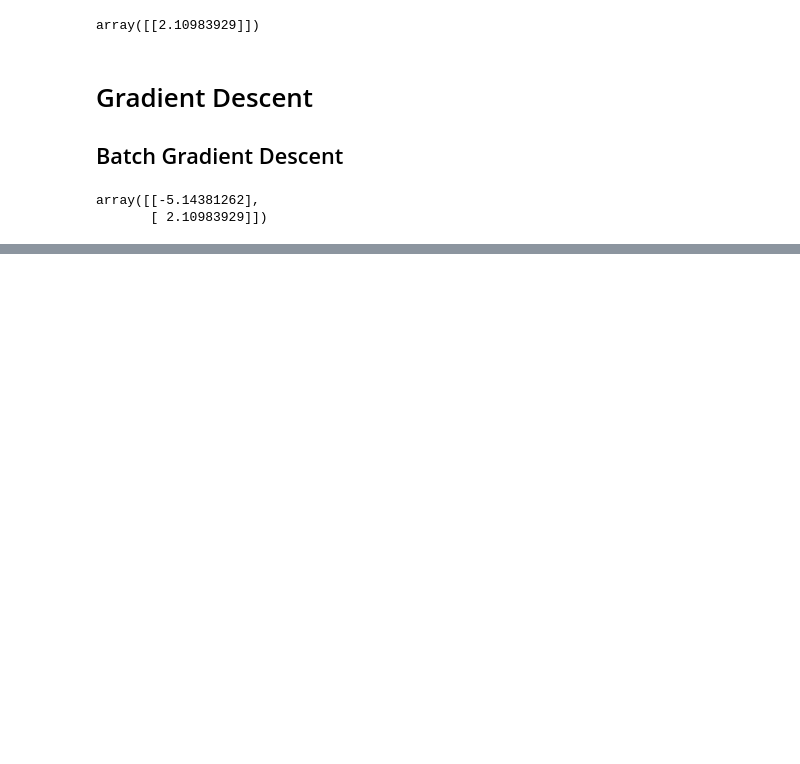
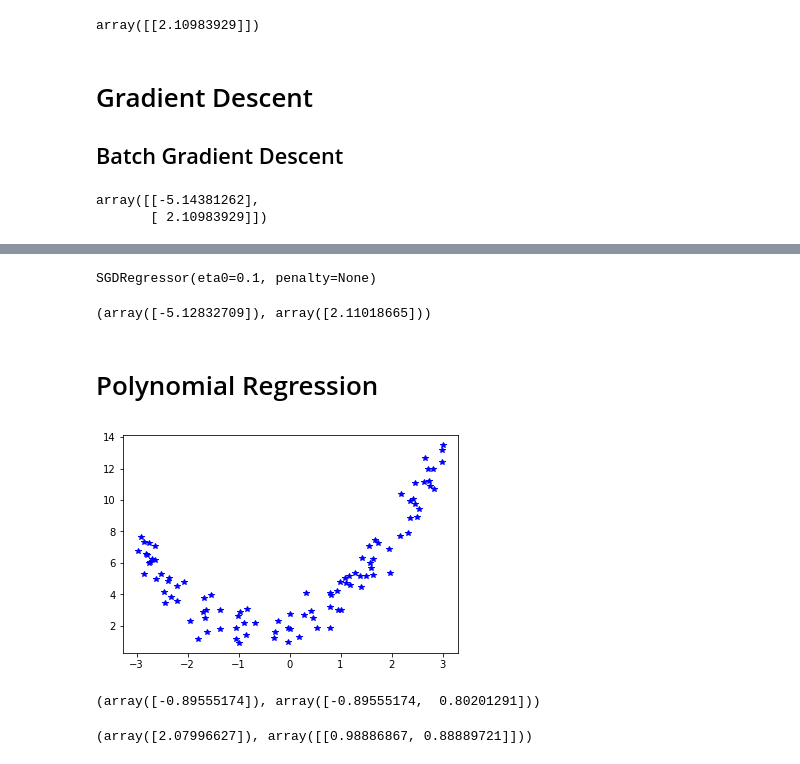
Before and after one commit to alishakiba/DataMiningCourse, a Jupyter notebook: TrainingLinearModels.ipynb, the cells around one changed output, grey strips where cells are left out. Cells and saved outputs as stored; diff of their text form; code cells hidden in the pictures; blank space fills up the shorter version.

```diff
--- a/TrainingLinearModels.ipynb
+++ b/TrainingLinearModels.ipynb
@@ -115,0 +107,20 @@ sgd_reg.intercept_, sgd_reg.coef_
+# %%
+sgd_reg = SGDRegressor(max_iter=1000, tol=1e-3, penalty=None, eta0=0.1)
+sgd_reg.fit(X, y.ravel())
+# %% [output]
+SGDRegressor(eta0=0.1, penalty=None)
+# %%
+sgd_reg.intercept_, sgd_reg.coef_
+# %% [output]
+(array([-5.12832709]), array([2.11018665]))
+# %% [markdown]
+# Polynomial Regression
+# %%
+m = 100
+X = 6 * np.random.rand(m,1) - 3
+y = 0.9 * X ** 2 + X + 2 + np.random.randn(m, 1)
+# %%
+plt.plot(X, y, 'b*')
+plt.show()
+# %% [output]
+[figure, added]
@@ -115,0 +132,10 @@ sgd_reg.intercept_, sgd_reg.coef_
+# %%
+X[0], X_poly[0]
+# %% [output]
+(array([-0.89555174]), array([-0.89555174,  0.80201291]))
+# %%
+lin_reg = LinearRegression()
+lin_reg.fit(X_poly, y)
+lin_reg.intercept_, lin_reg.coef_
+# %% [output]
+(array([2.07996627]), array([[0.98886867, 0.88889721]]))
```
Also changed, not shown: parts of 29 cells of this notebook.
